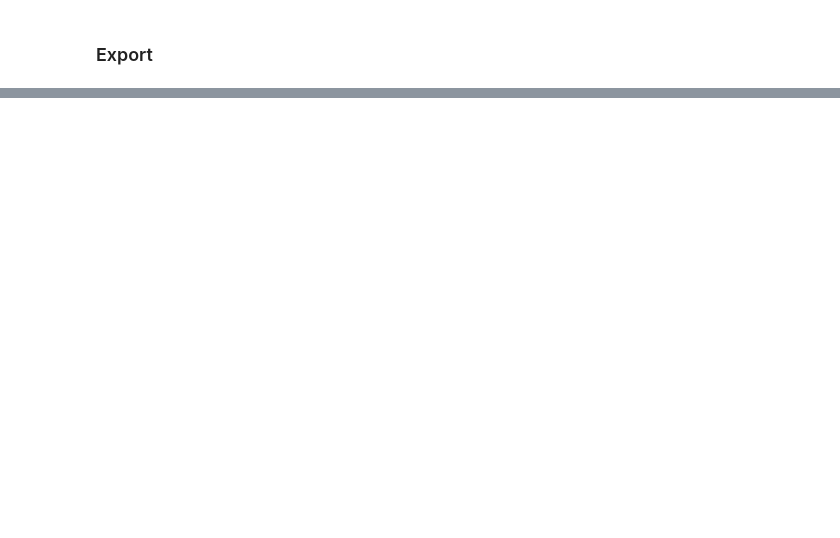
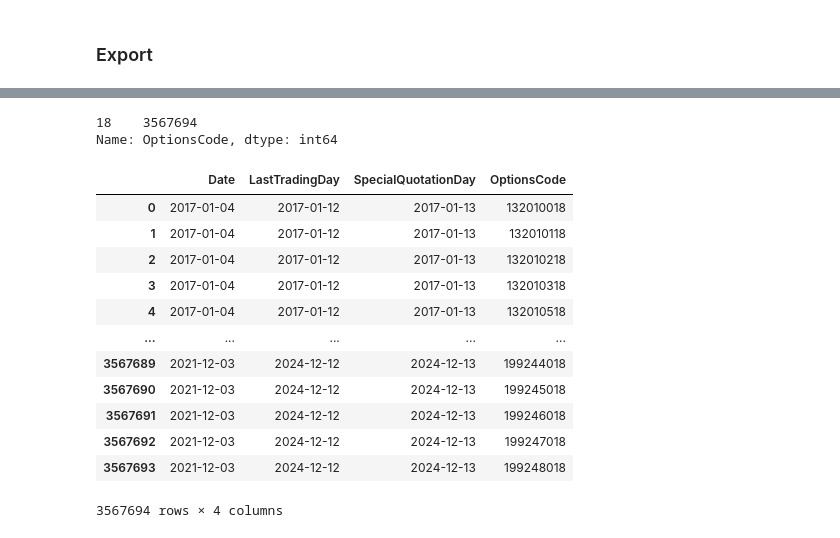
Before and after one commit to Cyprien-Ricque/stock-exchange-prediction, a Jupyter notebook: notebooks/1-data_augmentation.ipynb, the cells around one changed output, grey strips where cells are left out. Cells and saved outputs as stored; diff of their text form; code cells hidden in the pictures; blank space fills up the shorter version.

```diff
--- a/notebooks/1-data_augmentation.ipynb
+++ b/notebooks/1-data_augmentation.ipynb
@@ -93,0 +293,3 @@ data.export('../data/save/augmented_data.pkl')
+# %%
+options = pd.read_csv(config['data']['train_path'] + config['data']['options'], parse_dates=['Date', 'LastTradingDay', 'SpecialQuotationDay'])
+options.shape
@@ -93,0 +333,21 @@ data.export('../data/save/augmented_data.pkl')
+# %%
+options.OptionsCode.astype(str).str[7:9].value_counts()
+# %% [output]
+18    3567694
+Name: OptionsCode, dtype: int64
+# %%
+options[['Date', 'LastTradingDay', 'SpecialQuotationDay', 'OptionsCode']]
+# %% [output]
+|  | Date | LastTradingDay | SpecialQuotationDay | OptionsCode |
+| 0 | 2017-01-04 | 2017-01-12 | 2017-01-13 | 132010018 |
+| 1 | 2017-01-04 | 2017-01-12 | 2017-01-13 | 132010118 |
+| 2 | 2017-01-04 | 2017-01-12 | 2017-01-13 | 132010218 |
+| 3 | 2017-01-04 | 2017-01-12 | 2017-01-13 | 132010318 |
+| 4 | 2017-01-04 | 2017-01-12 | 2017-01-13 | 132010518 |
+| ... | ... | ... | ... | ... |
+| 3567689 | 2021-12-03 | 2024-12-12 | 2024-12-13 | 199244018 |
+| 3567690 | 2021-12-03 | 2024-12-12 | 2024-12-13 | 199245018 |
+| 3567691 | 2021-12-03 | 2024-12-12 | 2024-12-13 | 199246018 |
+| 3567692 | 2021-12-03 | 2024-12-12 | 2024-12-13 | 199247018 |
+| 3567693 | 2021-12-03 | 2024-12-12 | 2024-12-13 | 199248018 |
+3567694 rows × 4 columns
```
Also changed, not shown: parts of 28 cells of this notebook, 4 other files.
